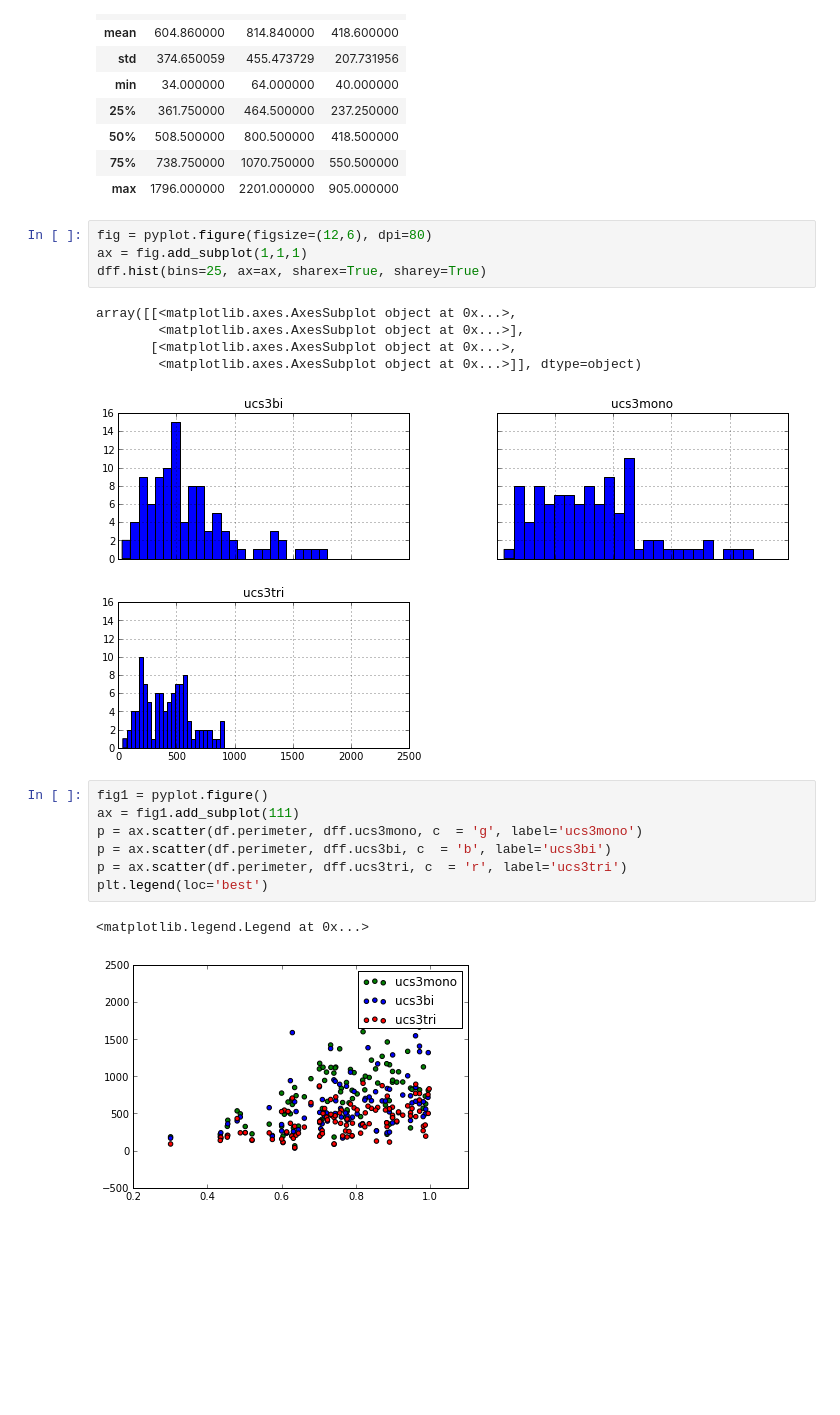
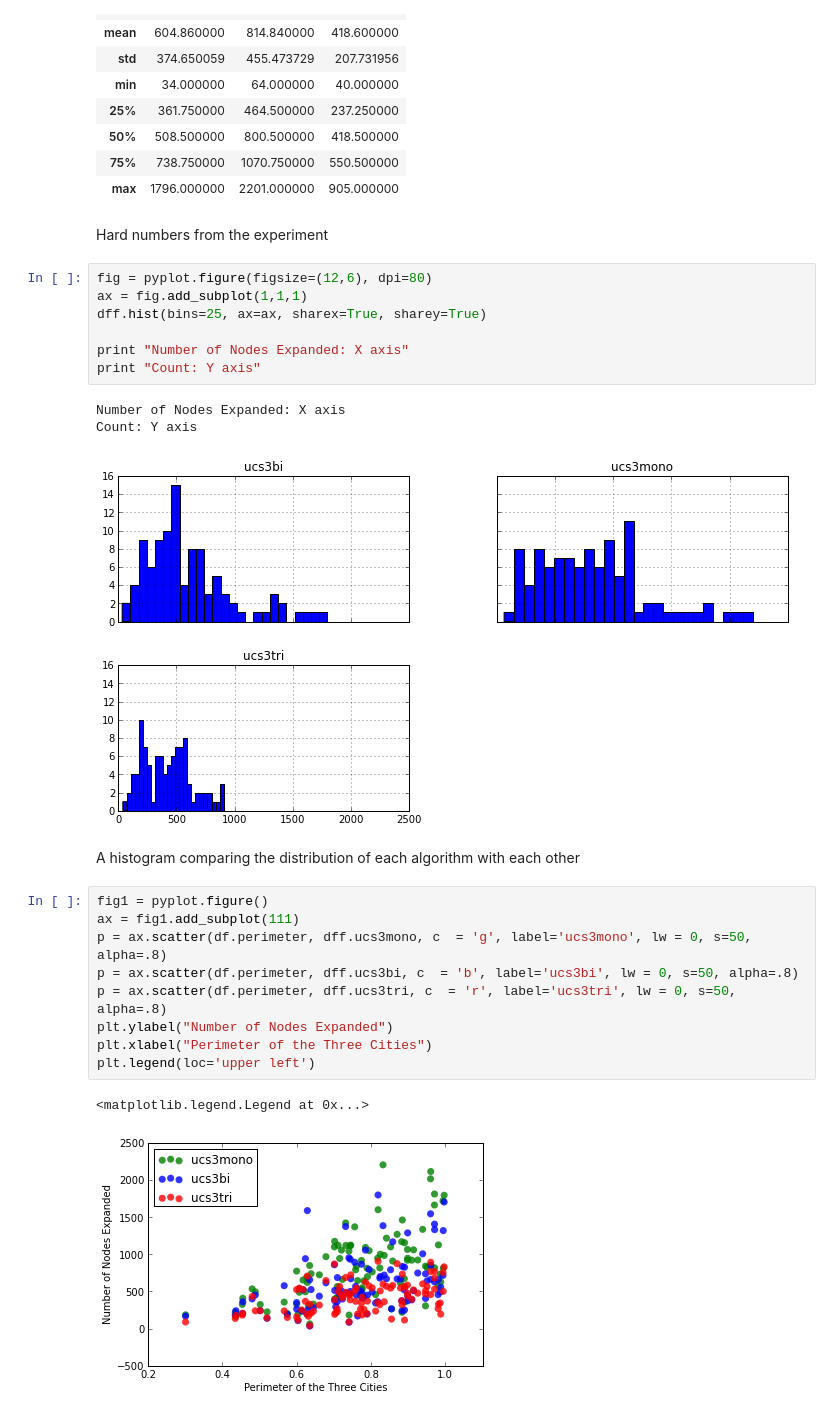
Before and after one commit to HoodPanther/CS6601, a Jupyter notebook: HW/HW1/Search.ipynb, the cells around one changed output. Cells and saved outputs as stored; diff of their text form; blank space fills up the shorter version.

```diff
--- a/HW/HW1/Search.ipynb
+++ b/HW/HW1/Search.ipynb
@@ -791,23 +814,30 @@ dff.describe()
 | 50% | 508.500000 | 800.500000 | 418.500000 |
 | 75% | 738.750000 | 1070.750000 | 550.500000 |
 | max | 1796.000000 | 2201.000000 | 905.000000 |
+# %% [markdown]
+Hard numbers from the experiment
 # %%
 fig = pyplot.figure(figsize=(12,6), dpi=80)
 ax = fig.add_subplot(1,1,1)
 dff.hist(bins=25, ax=ax, sharex=True, sharey=True)
+
+print "Number of Nodes Expanded: X axis"
+print "Count: Y axis"
 # %% [output]
-array([[<matplotlib.axes.AxesSubplot object at 0x...>,
-        <matplotlib.axes.AxesSubplot object at 0x...>],
-       [<matplotlib.axes.AxesSubplot object at 0x...>,
-        <matplotlib.axes.AxesSubplot object at 0x...>]], dtype=object)
+Number of Nodes Expanded: X axis
+Count: Y axis
 [figure]
+# %% [markdown]
+A histogram comparing the distribution of each algorithm with each other
 # %%
 fig1 = pyplot.figure()
 ax = fig1.add_subplot(111)
-p = ax.scatter(df.perimeter, dff.ucs3mono, c  = 'g', label='ucs3mono')
-p = ax.scatter(df.perimeter, dff.ucs3bi, c  = 'b', label='ucs3bi')
-p = ax.scatter(df.perimeter, dff.ucs3tri, c  = 'r', label='ucs3tri')
-plt.legend(loc='best')
+p = ax.scatter(df.perimeter, dff.ucs3mono, c  = 'g', label='ucs3mono', lw = 0, s=50, alpha=.8)
+p = ax.scatter(df.perimeter, dff.ucs3bi, c  = 'b', label='ucs3bi', lw = 0, s=50, alpha=.8)
+p = ax.scatter(df.perimeter, dff.ucs3tri, c  = 'r', label='ucs3tri', lw = 0, s=50, alpha=.8)
+plt.ylabel("Number of Nodes Expanded")
+plt.xlabel("Perimeter of the Three Cities")
+plt.legend(loc='upper left')
 # %% [output]
 <matplotlib.legend.Legend at 0x...>
-[figure, old version]
+[figure, new version]
```
Also changed, not shown: parts of 13 cells of this notebook, 4 other files.
